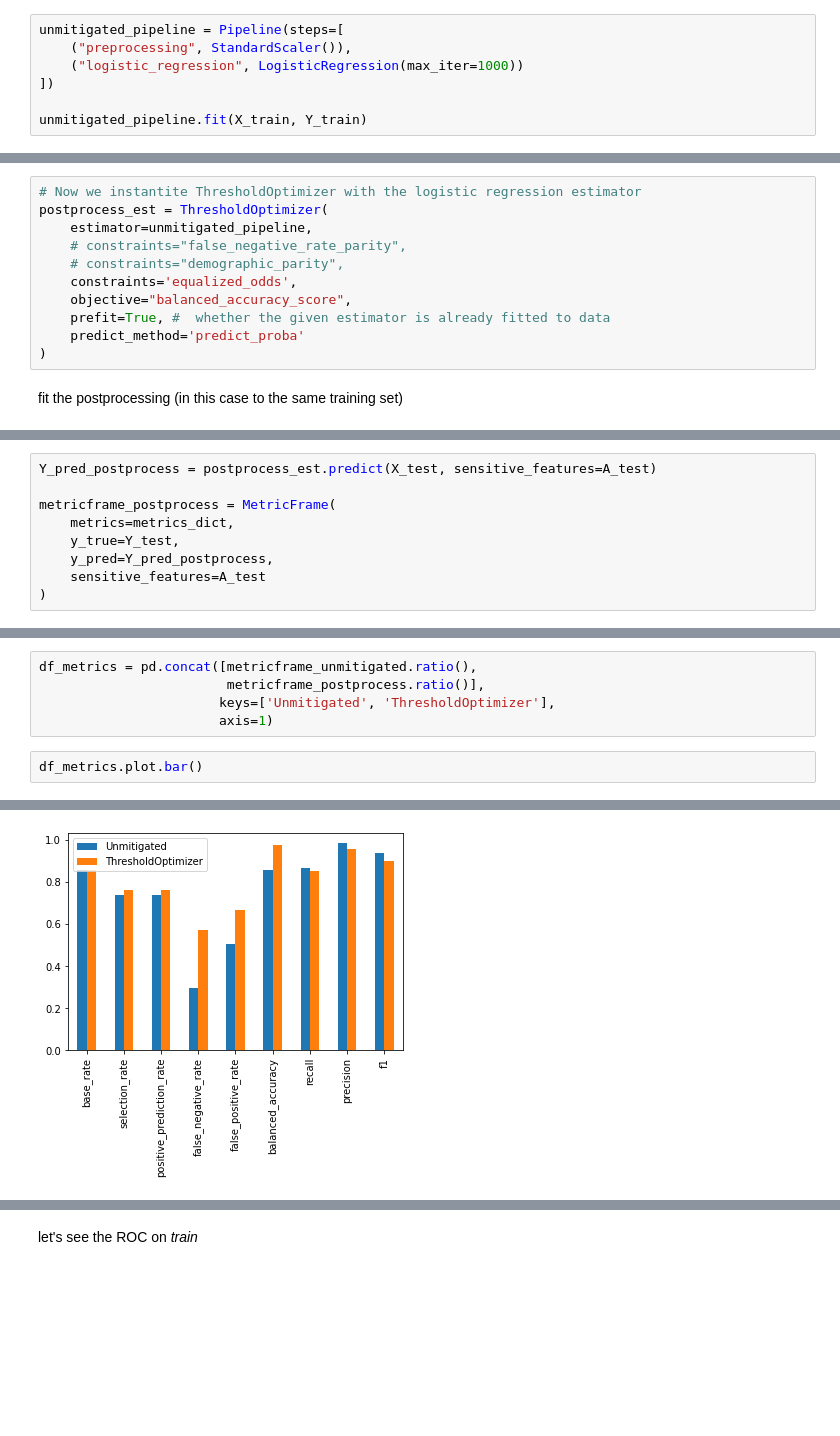
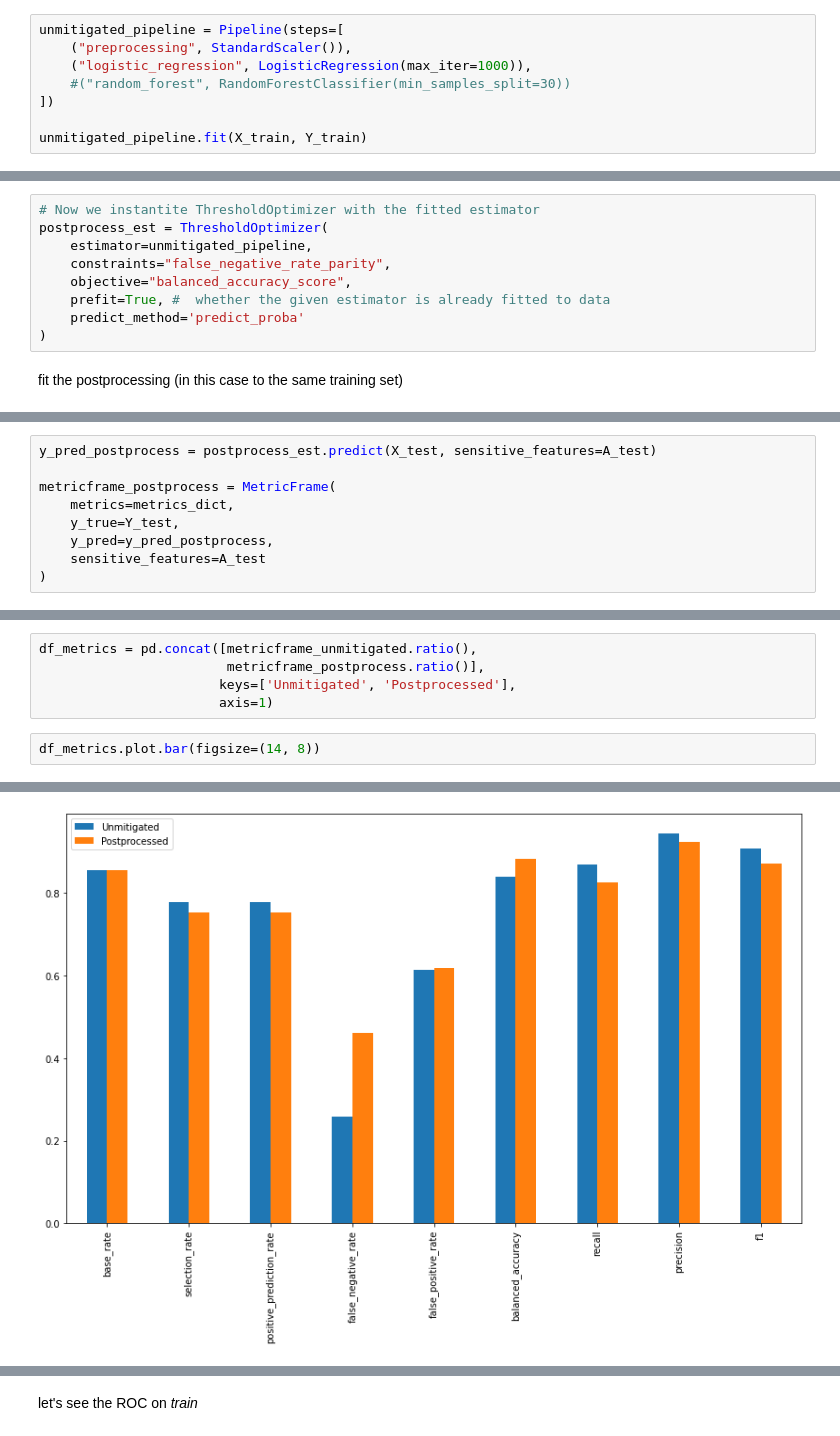
Before and after one commit to deltasun/isp-tutorial, a Jupyter notebook: fairness_tutorial.ipynb, the cells around one changed output, grey strips where cells are left out. Saved outputs shown, nothing was run; the diff lists cells and outputs as text; blank space fills up the shorter version.

```diff
--- a/fairness_tutorial.ipynb
+++ b/fairness_tutorial.ipynb
@@ -297,7 +311,8 @@ fit a model to the data
 # %%
 unmitigated_pipeline = Pipeline(steps=[
     ("preprocessing", StandardScaler()),
-    ("logistic_regression", LogisticRegression(max_iter=1000))
+    ("logistic_regression", LogisticRegression(max_iter=1000)),
+    #("random_forest", RandomForestClassifier(min_samples_split=30))
 ])
 
 unmitigated_pipeline.fit(X_train, Y_train)
@@ -455,10 +489,8 @@ possible constraints: demographic_parity, (false/true)_(negative/positive)_rate,
 # %%
-# Now we instantite ThresholdOptimizer with the logistic regression estimator
+# Now we instantite ThresholdOptimizer with the fitted estimator
 postprocess_est = ThresholdOptimizer(
     estimator=unmitigated_pipeline,
-    # constraints="false_negative_rate_parity",
-    # constraints="demographic_parity",
-    constraints='equalized_odds',
+    constraints="false_negative_rate_parity",
     objective="balanced_accuracy_score",
     prefit=True, #  whether the given estimator is already fitted to data
     predict_method='predict_proba'
@@ -478,9 +512,9 @@ ThresholdOptimizer(constraints='equalized_odds',
 # %%
-Y_pred_postprocess = postprocess_est.predict(X_test, sensitive_features=A_test)
+y_pred_postprocess = postprocess_est.predict(X_test, sensitive_features=A_test)
 
 metricframe_postprocess = MetricFrame(
     metrics=metrics_dict,
     y_true=Y_test,
-    y_pred=Y_pred_postprocess,
+    y_pred=y_pred_postprocess,
     sensitive_features=A_test
 )
@@ -499,10 +537,10 @@ pd.concat([metricframe_unmitigated.by_group,
 # %%
 df_metrics = pd.concat([metricframe_unmitigated.ratio(),
                         metricframe_postprocess.ratio()],
-                       keys=['Unmitigated', 'ThresholdOptimizer'],
+                       keys=['Unmitigated', 'Postprocessed'],
                        axis=1)
 # %%
-df_metrics.plot.bar()
+df_metrics.plot.bar(figsize=(14, 8))
 # %% [output]
 <matplotlib.axes._subplots.AxesSubplot at 0x...>
-[figure, old version]
+[figure, new version]
```
Also changed, not shown: parts of 41 cells of this notebook.
